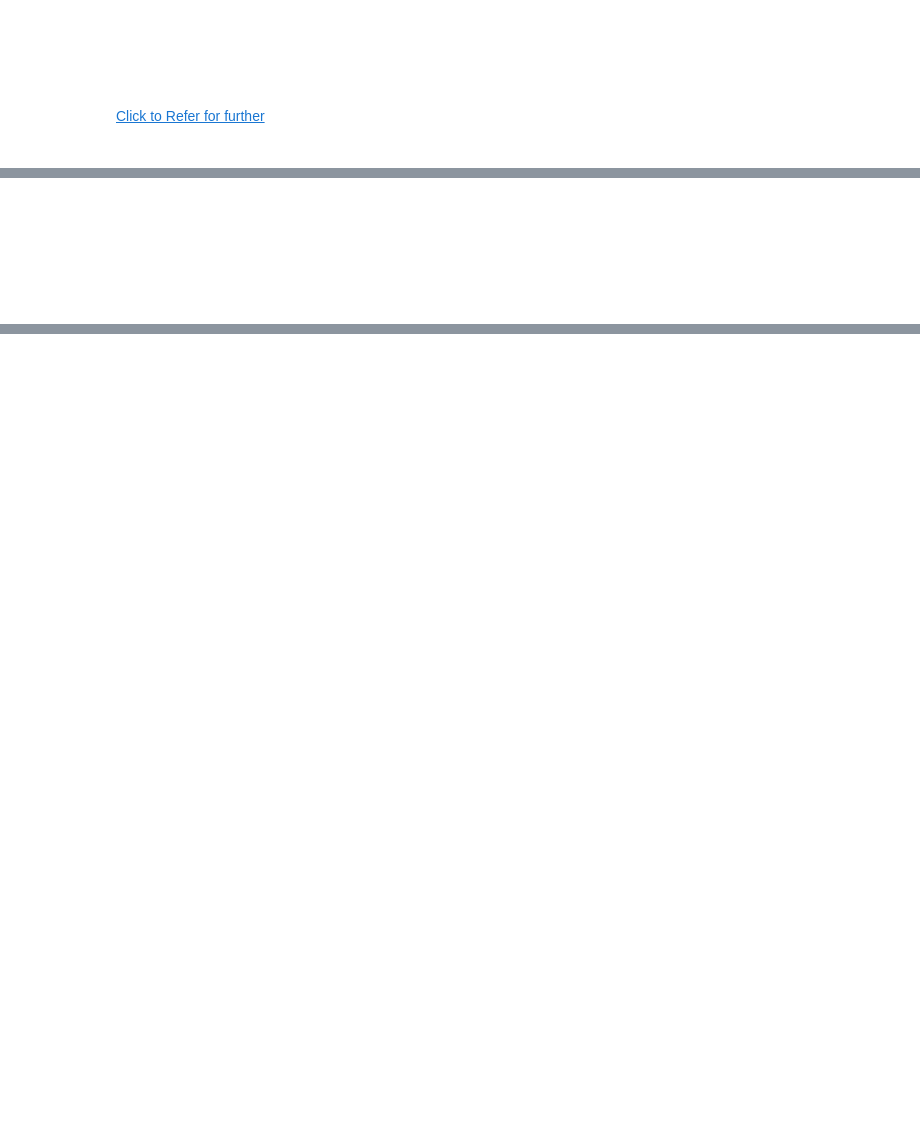
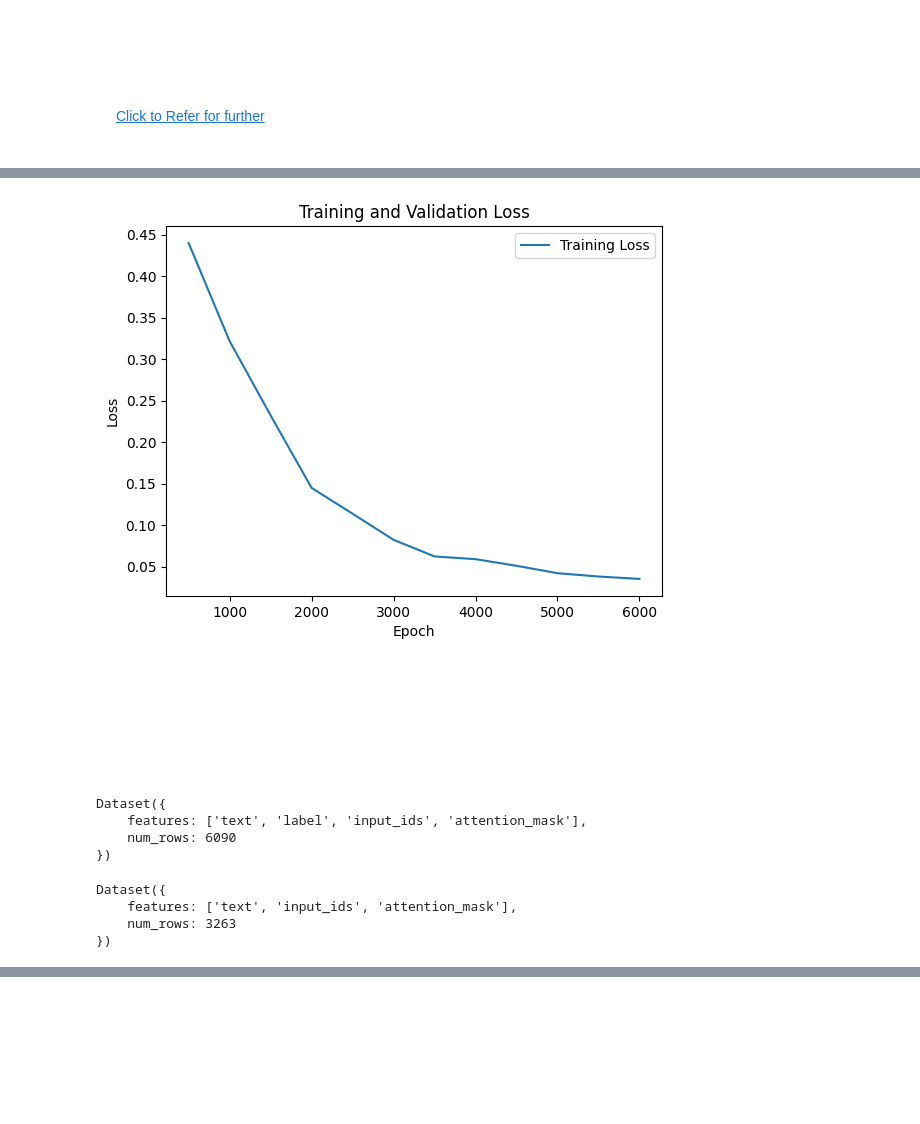
Before and after one commit to utsav-desai/CS772, a Jupyter notebook: Project/cs772-project.ipynb, the cells around one changed output, grey strips where cells are left out. Cells and saved outputs as stored; diff of their text form; code cells hidden in the pictures; blank space fills up the shorter version.

```diff
--- a/Project/cs772-project.ipynb
+++ b/Project/cs772-project.ipynb
@@ -207,7 +257,7 @@ os.environ["WANDB_DISABLED"] = "True"
 # %%
 model = "distilbert/distilbert-base-uncased"
 learning_rate = 2e-5
-epochs = 8
+epochs = 16
 # %%
 train_split, valid_split = train_test_split(
     train, test_size=0.2
@@ -272,7 +367,7 @@ training_args = TrainingArguments(
     num_train_epochs=epochs,
     per_device_train_batch_size=16,
     weight_decay=0.01,
-    output_dir="/kaggle/working/distilbert",
+    output_dir="distilbert",
 )
 trainer = Trainer(
     model=model,
@@ -289,5 +424,33 @@ trainer.train()
+# %%
+import matplotlib.pyplot as plt
+# Plot training and validation loss
+train_loss = [x["loss"] for x in trainer.state.log_history[:-1]]
+steps = [x["step"] for x in trainer.state.log_history[:-1]]
+
+plt.plot(steps,train_loss, label='Training Loss')
+plt.xlabel('Epoch')
+plt.ylabel('Loss')
+plt.title('Training and Validation Loss')
+plt.legend()
+plt.show()
+# %% [output]
+[figure, added]
 # %% [markdown]
 <div style="background-image: url('https://media.istockphoto.com/id/1341408852/video/colored-smoke-on-a-dark-background-blue-and-red-light-with-smoke.jpg?s=640x640&k=20&c=v2DQUY8IVbli_6FH_9KAs6YWRXlDdYiBJHfp7JFh7NY='); background-size: cover; background-position: center; border-radius: 10px; padding: 20px; color: #ffffff;">
     <h2>Getting the Predictions</h2>
 </div>
+# %%
+train_dataset
+# %% [output]
+Dataset({
+    features: ['text', 'label', 'input_ids', 'attention_mask'],
+    num_rows: 6090
+})
+# %%
+test_dataset
+# %% [output]
+Dataset({
+    features: ['text', 'input_ids', 'attention_mask'],
+    num_rows: 3263
+})
 # %%
```
Also changed, not shown: parts of 54 cells of this notebook, 6 other files.
